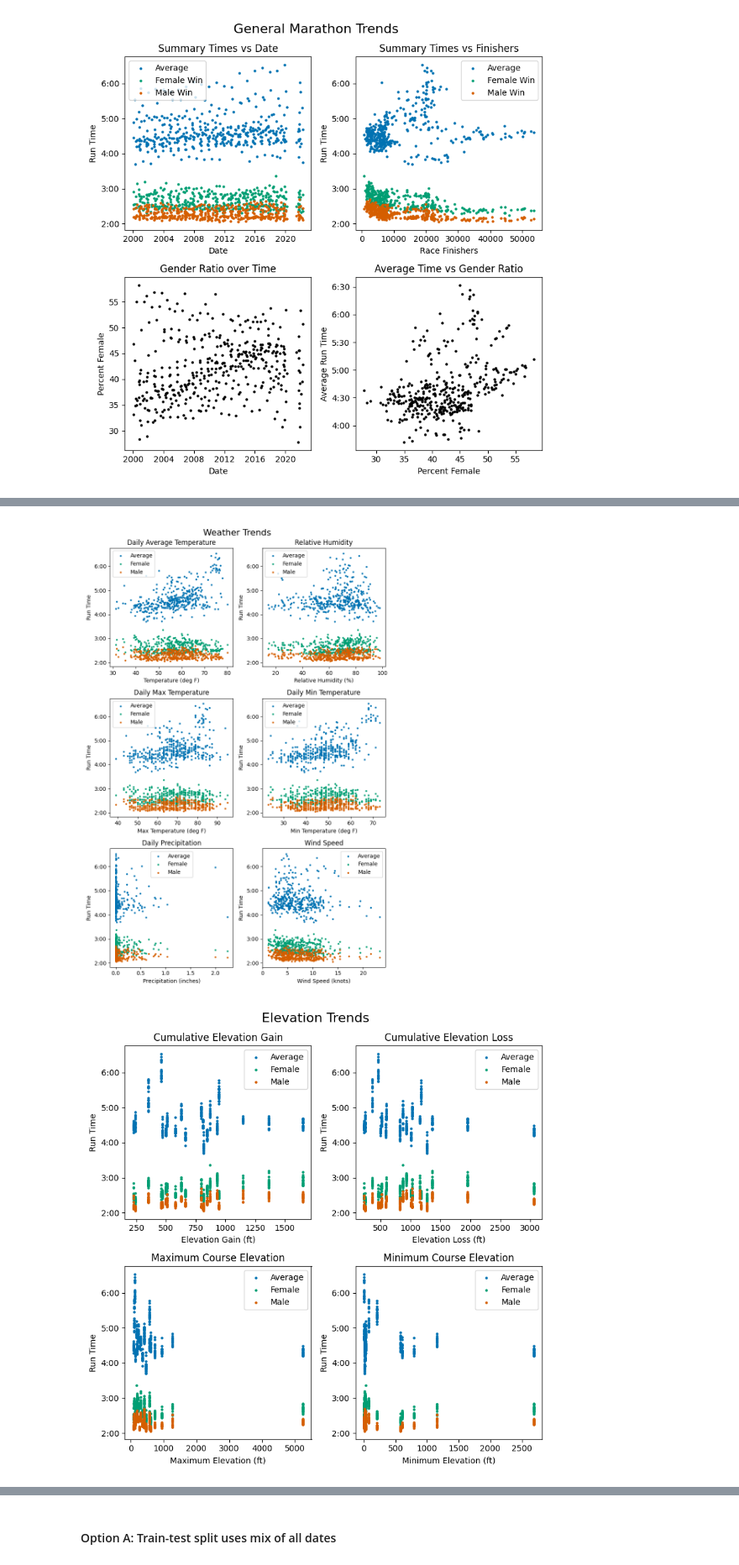
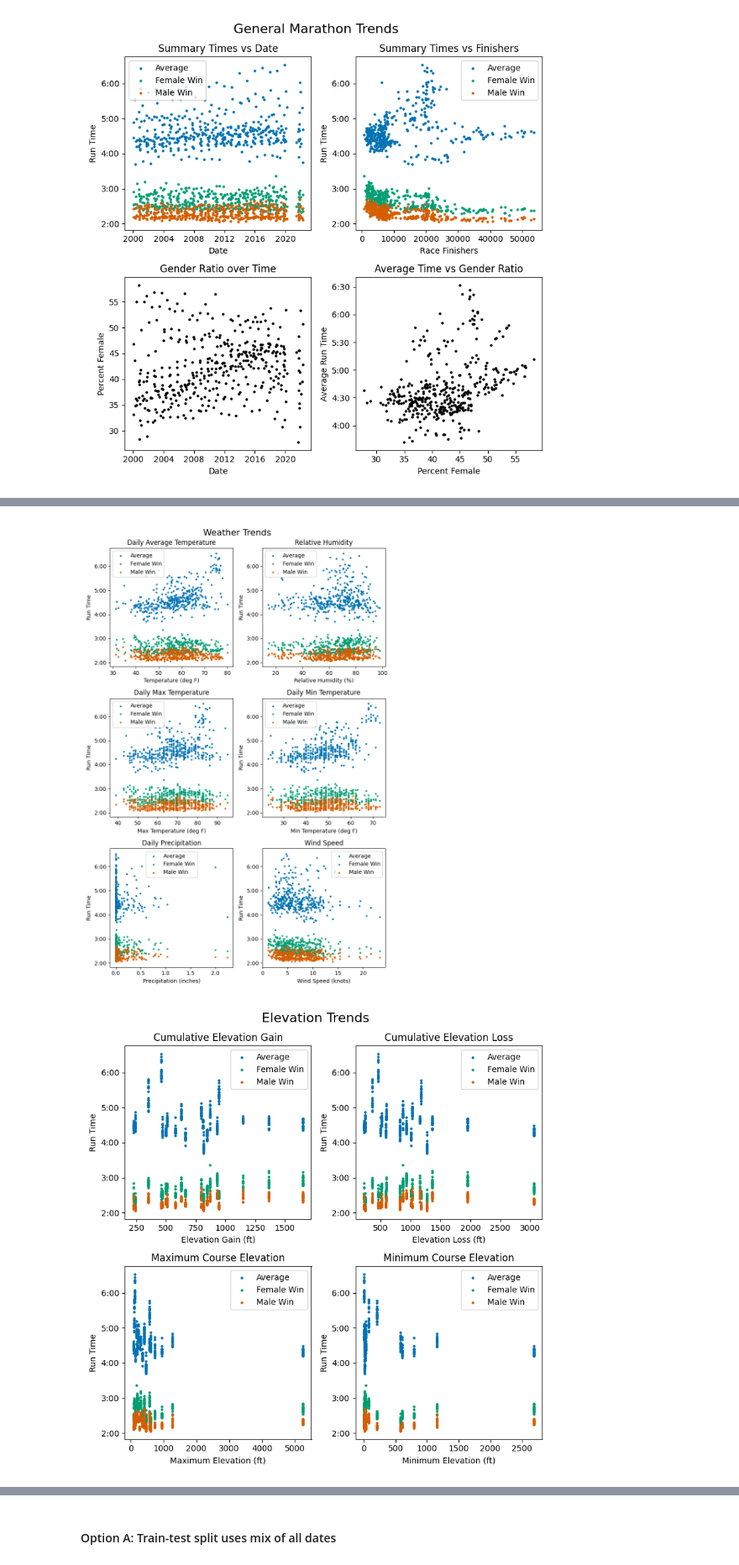
Before and after one commit to michael-p-k/MarathonPredictor, a Jupyter notebook: MarathonPredictor.ipynb, the cells around one changed output, grey strips where cells are left out. Shown at 84% size. Saved outputs shown, nothing was run; the diff lists cells and outputs as text; code cells hidden in the pictures.

```diff
--- a/MarathonPredictor.ipynb
+++ b/MarathonPredictor.ipynb
@@ -114,0 +176,28 @@ fig.tight_layout()
+# %%
+# Create a comparison of each Marathon based on median of the Male Win times from 2000-2022
+event_rank_male = (full_df.groupby(by=['Event Name'])
+                     .agg({'Male Win':np.median})
+                     .sort_values('Male Win')
+                     .rename(columns={'Male Win':'Median of Male Wins'})
+                     .reset_index()
+                    )
+event_rank_male = event_rank_male.merge(full_df[['Event Name','Male Win']], how='inner', on='Event Name')
+# print(event_rank_male.head())
+
+# Convert times to floats for plotting
+event_rank_male[['Male Win','Median of Male Wins']] = event_rank_male[['Male Win','Median of Male Wins']] / np.timedelta64(1, 's')
+# print(event_rank_male.head())
+# %%
+# Comparison of Male Wins by Event Name
+fig, ax1 = plt.subplots(1,1,figsize=(12,6))
+sns.violinplot(x='Median of Male Wins', y='Male Win', data=event_rank_male, ax=ax1);
+
+labels = event_rank_male['Event Name'].unique()
+ax1.xaxis.set_ticks(range(len(labels)),labels,rotation=90)
+# ax1.xaxis.set_tick_params(rotation=90)
+ax1.yaxis.set_major_locator(mticker.MultipleLocator(base=900))
+ax1.yaxis.set_major_formatter(formatter)
+ax1.set_ylabel('Male Win Time')
+ax1.set_xlabel('Marathon Name')
+fig.suptitle('Male Win Time by Event: 2000-2022', fontsize=16)
+fig.tight_layout()
@@ -121,43 +212,43 @@ fig, axs = plt.subplots(3,2,figsize=(8,12))
 ((ax1,ax2),(ax3,ax4),(ax5,ax6)) = axs
 
 ax1.scatter(full_df['TEMP'],y_average, s=5, label='Average')
-ax1.scatter(full_df['TEMP'],y_female, s=5, label='Female')
-ax1.scatter(full_df['TEMP'],y_male, s=5, label='Male')
+ax1.scatter(full_df['TEMP'],y_female, s=5, label='Female Win')
+ax1.scatter(full_df['TEMP'],y_male, s=5, label='Male Win')
 ax1.set_xlabel('Temperature (deg F)')
 ax1.set_ylabel('Run Time')
 ax1.set_title('Daily Average Temperature')
 
 ax2.scatter(full_df['RELHUM'],y_average, s=5, label='Average')
-ax2.scatter(full_df['RELHUM'],y_female, s=5, label='Female')
-ax2.scatter(full_df['RELHUM'],y_male, s=5, label='Male')
+ax2.scatter(full_df['RELHUM'],y_female, s=5, label='Female Win')
+ax2.scatter(full_df['RELHUM'],y_male, s=5, label='Male Win')
 ax2.set_xlabel('Relative Humidity (%)')
 ax2.set_ylabel('Run Time')
 ax2.set_title('Relative Humidity')
 
 ax3.scatter(full_df['MAX'],y_average, s=5, label='Average')
-ax3.scatter(full_df['MAX'],y_female, s=5, label='Female')
-ax3.scatter(full_df['MAX'],y_male, s=5, label='Male')
+ax3.scatter(full_df['MAX'],y_female, s=5, label='Female Win')
+ax3.scatter(full_df['MAX'],y_male, s=5, label='Male Win')
 ax3.set_xlabel('Max Temperature (deg F)')
 ax3.set_ylabel('Run Time')
 ax3.set_title('Daily Max Temperature')
 
 ax4.scatter(full_df['MIN'],y_average, s=5, label='Average')
-ax4.scatter(full_df['MIN'],y_female, s=5, label='Female')
-ax4.scatter(full_df['MIN'],y_male, s=5, label='Male')
+ax4.scatter(full_df['MIN'],y_female, s=5, label='Female Win')
+ax4.scatter(full_df['MIN'],y_male, s=5, label='Male Win')
 ax4.set_xlabel('Min Temperature (deg F)')
 ax4.set_ylabel('Run Time')
 ax4.set_title('Daily Min Temperature')
 
 ax5.scatter(full_df['PRCP'],y_average, s=5, label='Average')
-ax5.scatter(full_df['PRCP'],y_female, s=5, label='Female')
-ax5.scatter(full_df['PRCP'],y_male, s=5, label='Male')
+ax5.scatter(full_df['PRCP'],y_female, s=5, label='Female Win')
+ax5.scatter(full_df['PRCP'],y_male, s=5, label='Male Win')
 ax5.set_xlabel('Precipitation (inches)')
 ax5.set_ylabel('Run Time')
 ax5.set_title('Daily Precipitation')
 
 ax6.scatter(full_df['WDSP'],y_average, s=5, label='Average')
-ax6.scatter(full_df['WDSP'],y_female, s=5, label='Female')
-ax6.scatter(full_df['WDSP'],y_male, s=5, label='Male')
+ax6.scatter(full_df['WDSP'],y_female, s=5, label='Female Win')
+ax6.scatter(full_df['WDSP'],y_male, s=5, label='Male Win')
 ax6.set_xlabel('Wind Speed (knots)')
 ax6.set_ylabel('Run Time')
 ax6.set_title('Wind Speed')
@@ -172,7 +263,7 @@ fig.suptitle('Weather Trends', fontsize=16)
 
 fig.tight_layout()
 # %% [output]
-[figure, old version]
+[figure, new version]
 # %%
 # Plot elevation data
 # 'Elev Gain', 'Elev Loss',
@@ -181,42 +272,42 @@ fig, axs = plt.subplots(2,2,figsize=(8,8))
 ((ax1,ax2),(ax3,ax4)) = axs
 
 ax1.scatter(full_df['Elev Gain'],y_average, s=5, label='Average')
-ax1.scatter(full_df['Elev Gain'],y_female, s=5, label='Female')
-ax1.scatter(full_df['Elev Gain'],y_male, s=5, label='Male')
+ax1.scatter(full_df['Elev Gain'],y_female, s=5, label='Female Win')
+ax1.scatter(full_df['Elev Gain'],y_male, s=5, label='Male Win')
 ax1.set_xlabel('Elevation Gain (ft)')
 ax1.set_ylabel('Run Time')
 ax1.set_title('Cumulative Elevation Gain')
 
 ax2.scatter(full_df['Elev Loss'],y_average, s=5, label='Average')
-ax2.scatter(full_df['Elev Loss'],y_female, s=5, label='Female')
-ax2.scatter(full_df['Elev Loss'],y_male, s=5, label='Male')
+ax2.scatter(full_df['Elev Loss'],y_female, s=5, label='Female Win')
+ax2.scatter(full_df['Elev Loss'],y_male, s=5, label='Male Win')
 ax2.set_xlabel('Elevation Loss (ft)')
 ax2.set_ylabel('Run Time')
 ax2.set_title('Cumulative Elevation Loss')
 
 ax3.scatter(full_df['Elev Max'],y_average, s=5, label='Average')
-ax3.scatter(full_df['Elev Max'],y_female, s=5, label='Female')
-ax3.scatter(full_df['Elev Max'],y_male, s=5, label='Male')
+ax3.scatter(full_df['Elev Max'],y_female, s=5, label='Female Win')
+ax3.scatter(full_df['Elev Max'],y_male, s=5, label='Male Win')
 ax3.set_xlabel('Maximum Elevation (ft)')
 ax3.set_ylabel('Run Time')
 ax3.set_title('Maximum Course Elevation')
 
 ax4.scatter(full_df['Elev Min'],y_average, s=5, label='Average')
-ax4.scatter(full_df['Elev Min'],y_female, s=5, label='Female')
-ax4.scatter(full_df['Elev Min'],y_male, s=5, label='Male')
+ax4.scatter(full_df['Elev Min'],y_female, s=5, label='Female Win')
+ax4.scatter(full_df['Elev Min'],y_male, s=5, label='Male Win')
 ax4.set_xlabel('Minimum Elevation (ft)')
 ax4.set_ylabel('Run Time')
 ax4.set_title('Minimum Course Elevation')
 
 # Set tick labels and legends
 for ax in [ax1,ax2,ax3,ax4]:
     ax.yaxis.set_major_locator(mticker.MultipleLocator(base=3600))
     ax.yaxis.set_major_formatter(formatter)
     ax.legend()
 
 fig.suptitle('Elevation Trends', fontsize=16)
 
 fig.tight_layout()
 # %% [output]
-[figure, old version]
+[figure, new version]
 # %% [markdown]
```
Also changed, not shown: parts of 24 cells of this notebook, 1 other file.
